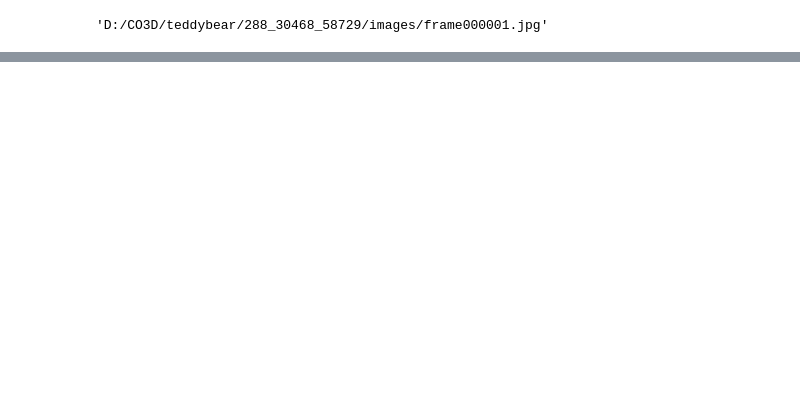
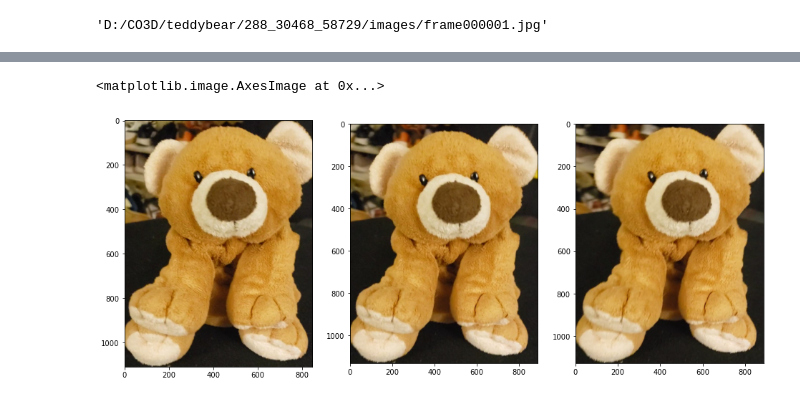
Before and after one commit to nogoing/CameraOptim, a Jupyter notebook: test_notebook.ipynb, the cells around one changed output, grey strips where cells are left out. Saved outputs shown, nothing was run; the diff lists cells and outputs as text; code cells hidden in the pictures; blank space fills up the shorter version.

```diff
--- a/test_notebook.ipynb
+++ b/test_notebook.ipynb
@@ -1488,0 +1239,12 @@ torch.Size([1, 99, 365, 479])
+# %%
+plt.figure(figsize=(16, 8))
+
+plt.subplot(1, 3, 1)
+plt.imshow(ret['src_rgbs'][0].numpy().transpose(1, 2, 0))
+plt.subplot(1, 3, 2)
+plt.imshow(ret['src_rgbs'][1].numpy().transpose(1, 2, 0))
+plt.subplot(1, 3, 3)
+plt.imshow(ret['src_rgbs'][2].numpy().transpose(1, 2, 0))
+# %% [output]
+<matplotlib.image.AxesImage at 0x...>
+[figure, added]
```
Also changed, not shown: parts of 34 cells of this notebook, 4 other files.
